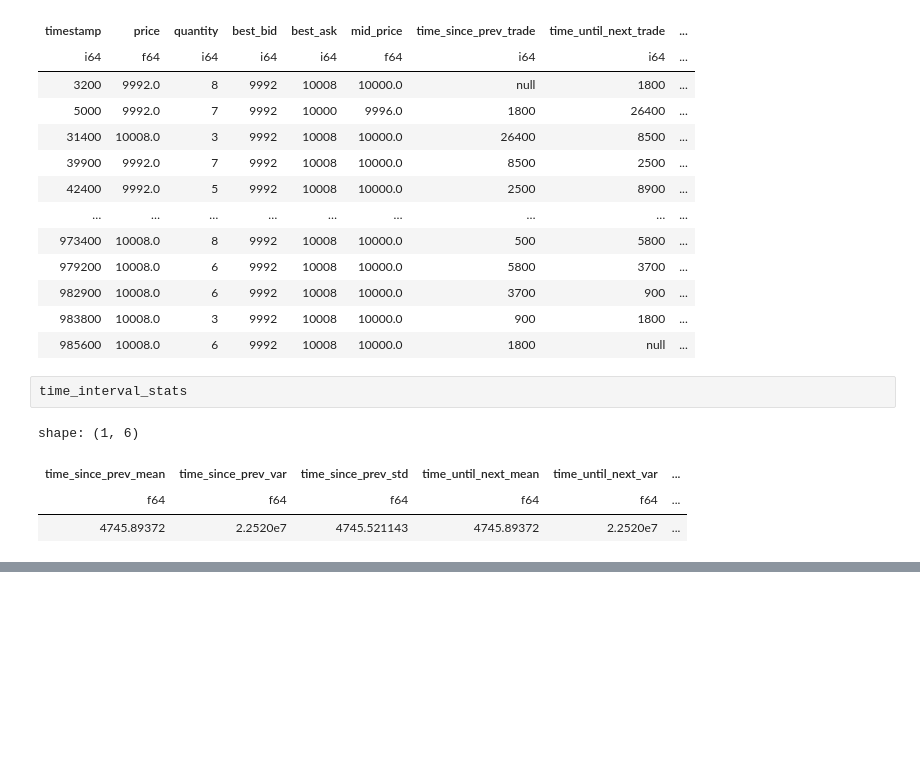
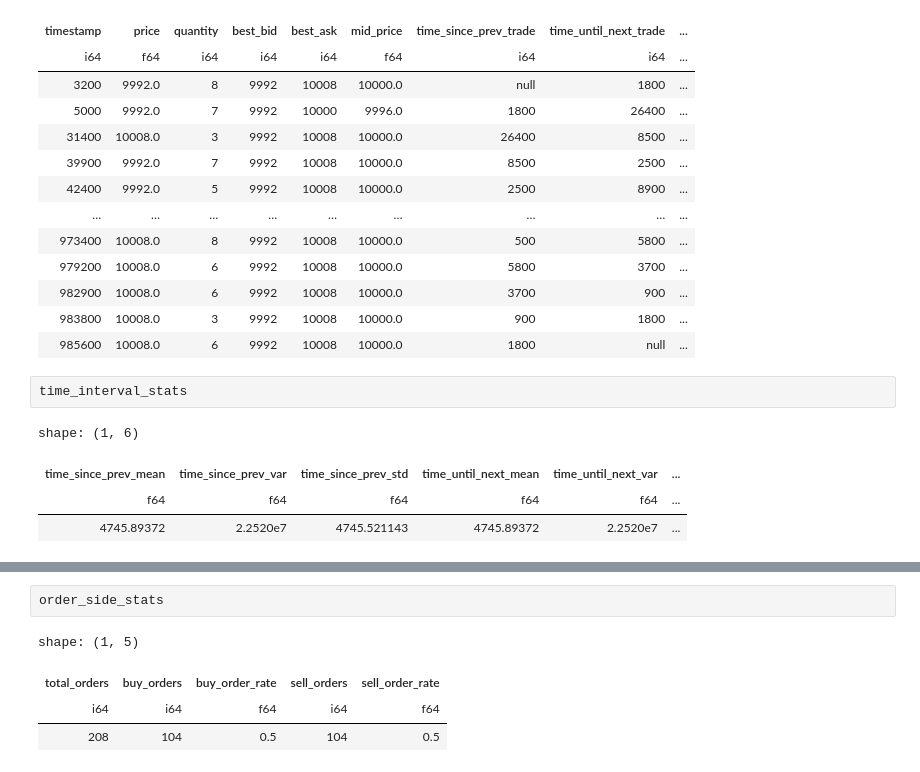
Before and after one commit to MrMoneyInTheBank/Prosperity, a Jupyter notebook: src/notebooks/products_analysis/emeralds.ipynb, the cells around one changed output, grey strips where cells are left out. Cells and saved outputs as stored; diff of their text form; blank space fills up the shorter version.

```diff
--- a/src/notebooks/products_analysis/emeralds.ipynb
+++ b/src/notebooks/products_analysis/emeralds.ipynb
@@ -120,0 +124,7 @@ shape: (1, 6)
+# %%
+order_side_stats
+# %% [output]
+shape: (1, 5)
+| total_orders | buy_orders | buy_order_rate | sell_orders | sell_order_rate |
+| i64 | i64 | f64 | i64 | f64 |
+| 208 | 104 | 0.5 | 104 | 0.5 |
```
Also changed, not shown: parts of 7 cells of this notebook.
